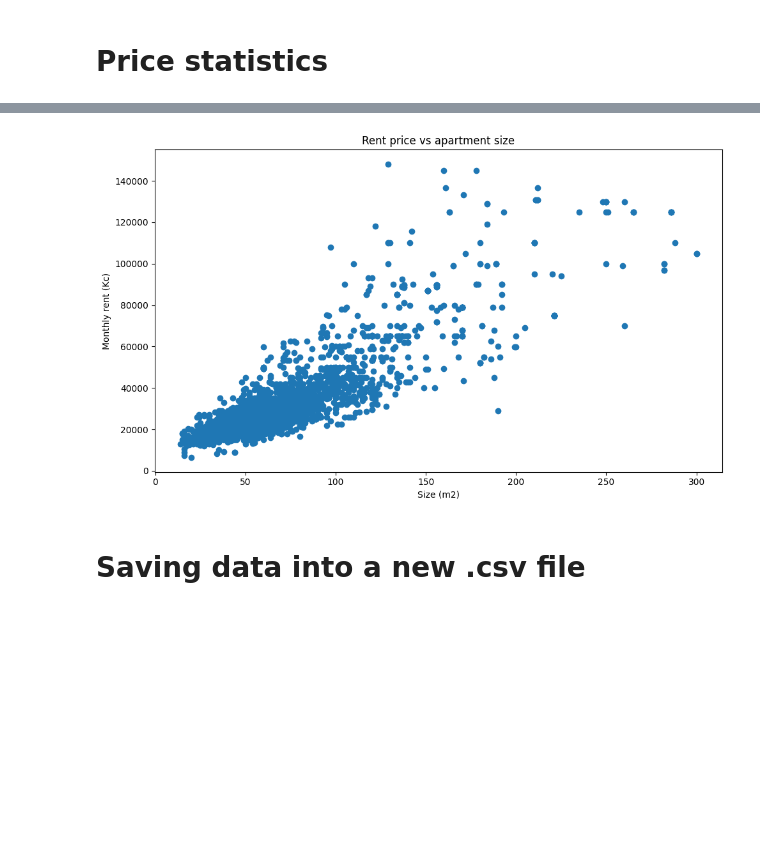
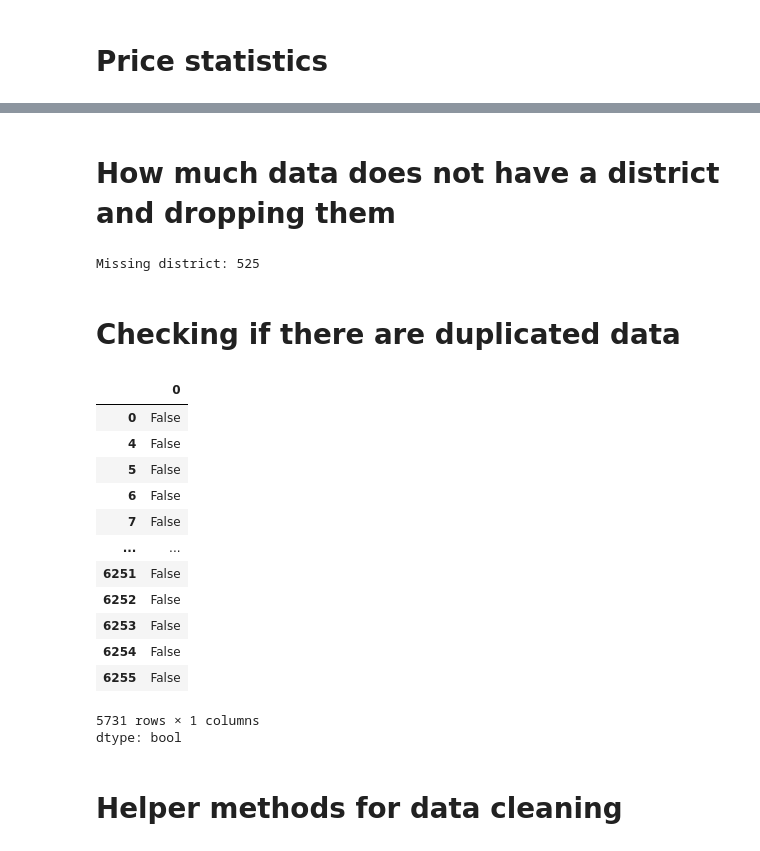
Before and after one commit to Bendy545/Prague-Rent-Predictor, a Jupyter notebook: src/cleaning/prague_rent_cleaning.ipynb, the cells around one changed output, grey strips where cells are left out. Saved outputs shown, nothing was run; the diff lists cells and outputs as text; code cells hidden in the pictures; blank space fills up the shorter version.

```diff
--- a/src/cleaning/prague_rent_cleaning.ipynb
+++ b/src/cleaning/prague_rent_cleaning.ipynb
@@ -215,12 +94,28 @@ plt.show()
-# %%
-plt.figure(figsize=(10,6))
-plt.scatter(df_clean['size_m2'], df_clean['price_czk'])
-plt.title('Rent price vs apartment size')
-plt.xlabel('Size (m2)')
-plt.ylabel('Monthly rent (Kc)')
-plt.tight_layout()
-plt.show()
-# %% [output]
-[figure, removed]
-# %% [markdown]
-# Saving data into a new .csv file
+# %% [markdown]
+# How much data does not have a district and dropping them
+# %%
+print(f"Missing district: {(df['district'] == '').sum() + df['district'].isna().sum()}")
+df.dropna(subset=['district'], inplace=True)
+# %% [output]
+Missing district: 525
+# %% [markdown]
+# Checking if there are duplicated data
+# %%
+df.duplicated()
+# %% [output]
+|  | 0 |
+| 0 | False |
+| 4 | False |
+| 5 | False |
+| 6 | False |
+| 7 | False |
+| ... | ... |
+| 6251 | False |
+| 6252 | False |
+| 6253 | False |
+| 6254 | False |
+| 6255 | False |
+5731 rows × 1 columns
+dtype: bool
+# %% [markdown]
+# Helper methods for data cleaning
```
Also changed, not shown: parts of 40 cells of this notebook.
